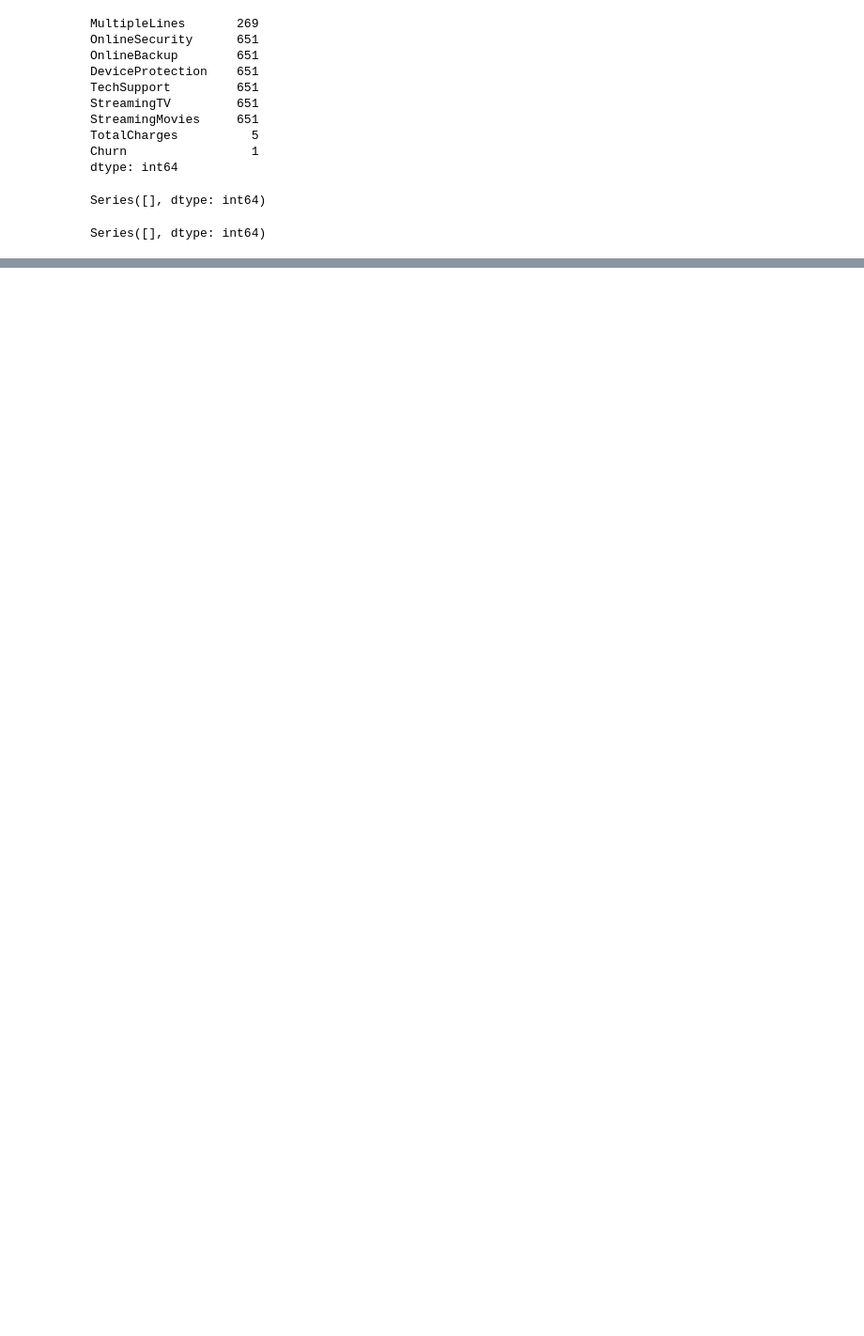
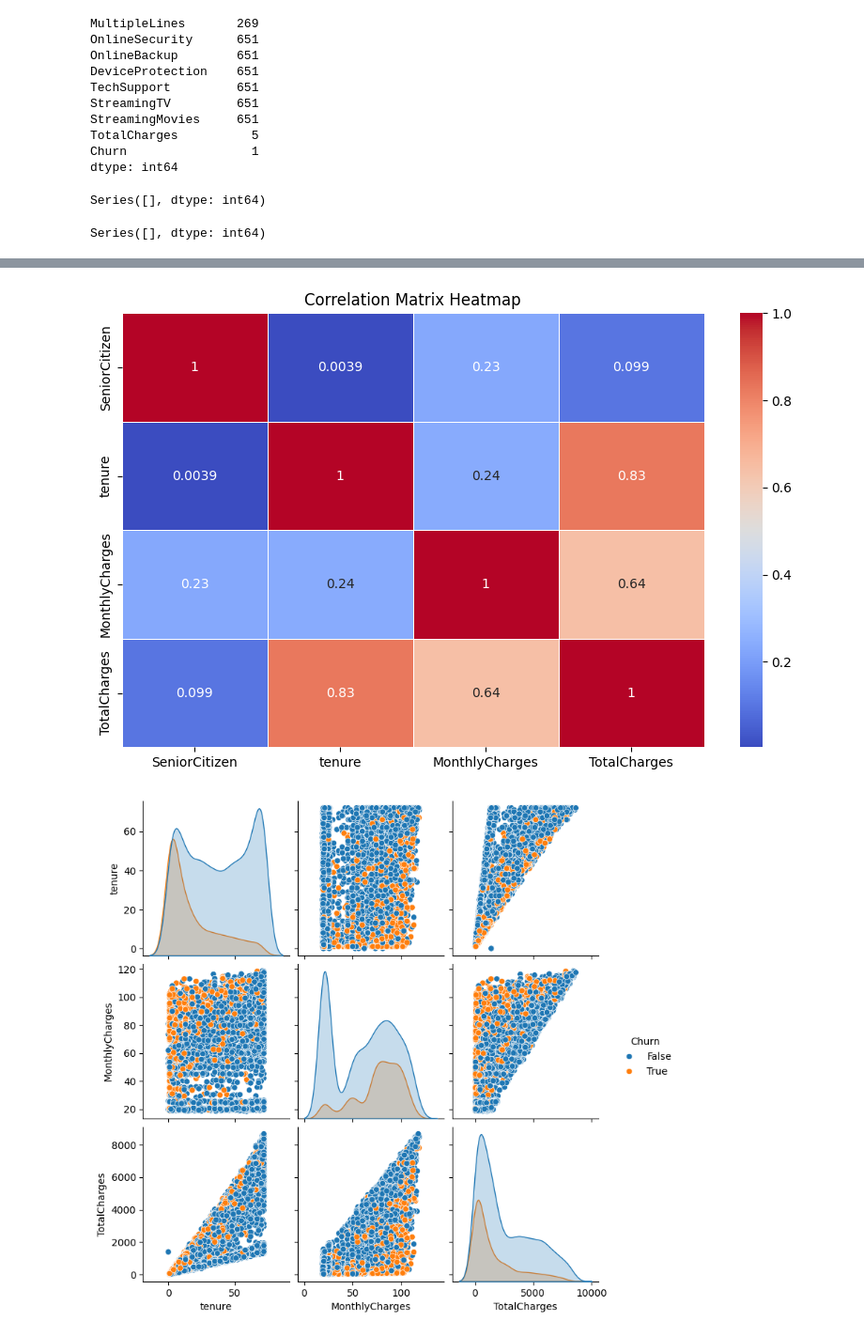
Before and after one commit to MillicentAgyir/LP2-Classification-Project, a Jupyter notebook: Notebooks/main.ipynb, the cells around one changed output, grey strips where cells are left out. Shown at 94% size. Saved outputs shown, nothing was run; the diff lists cells and outputs as text; code cells hidden in the pictures; blank space fills up the shorter version.

```diff
--- a/Notebooks/main.ipynb
+++ b/Notebooks/main.ipynb
@@ -246,0 +384,38 @@ Series([], dtype: int64)
+# %%
+# Select only numeric columns for correlation matrix
+numeric_df = data_combined.select_dtypes(include=['number'])
+
+# Compute the correlation matrix
+corr_matrix = numeric_df.corr()
+
+# Plot the heatmap
+plt.figure(figsize=(10, 6))
+sns.heatmap(corr_matrix, annot=True, cmap='coolwarm', linewidths=0.5)
+plt.title('Correlation Matrix Heatmap')
+plt.show()
+
+
+# Pair plot for numerical features
+sns.pairplot(data_combined[numerical_columns + ['Churn']], hue='Churn')
+plt.show()
+
+
+# Box plots for numerical features grouped by Churn
+for col in numerical_columns:
+    plt.figure(figsize=(10, 6))
+    sns.boxplot(data=data_combined, x='Churn', y=col)
+    plt.title(f'Box plot of {col} by Churn')
+    plt.xlabel('Churn')
+    plt.ylabel(col)
+    plt.show()
+
+# Count plots for categorical features grouped by Churn
+#for col in categorical_columns:
+    #sns.countplot(data=data_combined, x=col, hue='Churn')
+    #plt.title(f'Count plot of {col} by Churn')
+    #plt.xlabel(col)
+    #plt.ylabel('Count')
+    #plt.show()
+# %% [output]
+[figure, added]
+[figure, added]
```
Also changed, not shown: parts of 10 cells of this notebook.
